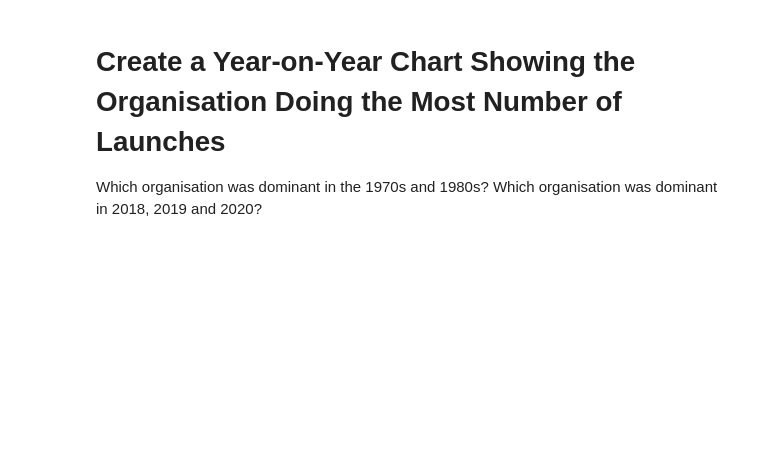
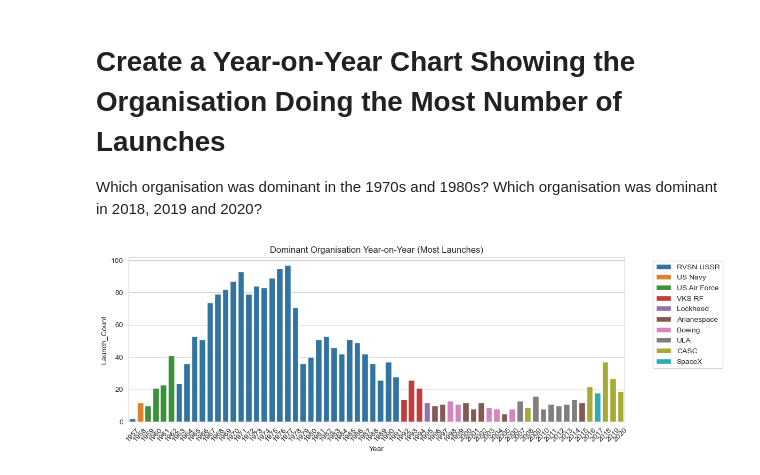
Before and after one commit to CyberWol-12/space_mission_analysis, a Jupyter notebook: Space_Missions_Analysis_(start).ipynb, the cells around one changed output. Cells and saved outputs as stored; diff of their text form; code cells hidden in the pictures; blank space fills up the shorter version.

Commit message:
dominat organisation

```diff
--- a/Space_Missions_Analysis_(start).ipynb
+++ b/Space_Missions_Analysis_(start).ipynb
@@ -705,3 +705,18 @@ org_yearly_count = df_data.groupby(['Year', 'Organisation']).size().reset_index(
 # %%
 #topper launcheas of every year(max launches)
 dominant_orgs = org_yearly_count.sort_values(['Year', 'Launch_Count'], ascending=[True, False]).drop_duplicates('Year')
+# %%
+plt.figure(figsize=(12,4))
+sns.barplot(x = 'Year',
+            y = 'Launch_Count',
+            hue = 'Organisation',
+            data = dominant_orgs,
+            dodge=False)
+plt.xticks(rotation = 45)
+plt.title('Dominant Organisation Year-on-Year (Most Launches)',fontsize = 12)
+plt.legend(bbox_to_anchor = (1.05, 1),loc = 'upper left')
+
+
+plt.show()
+# %% [output]
+[figure, added]
```
